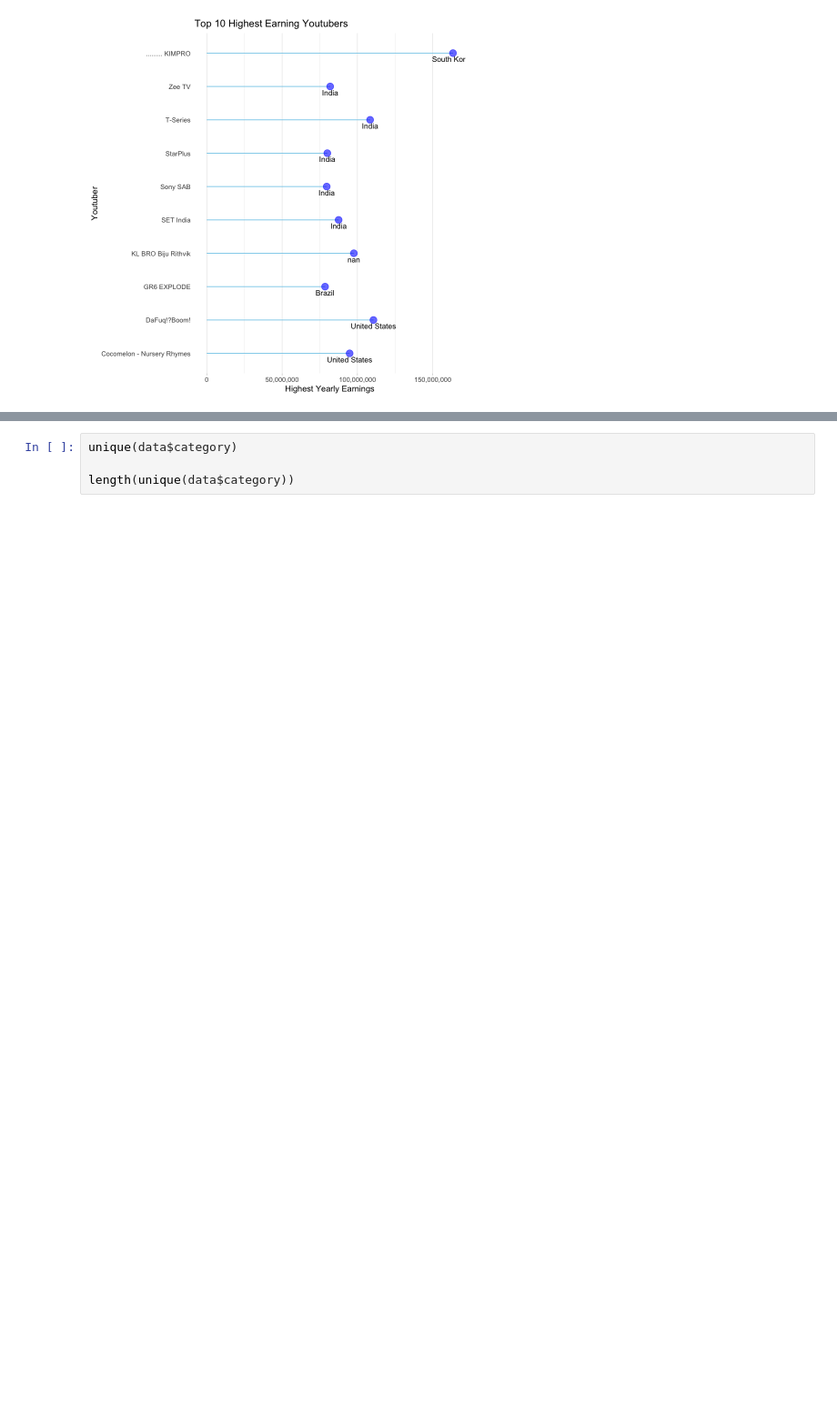
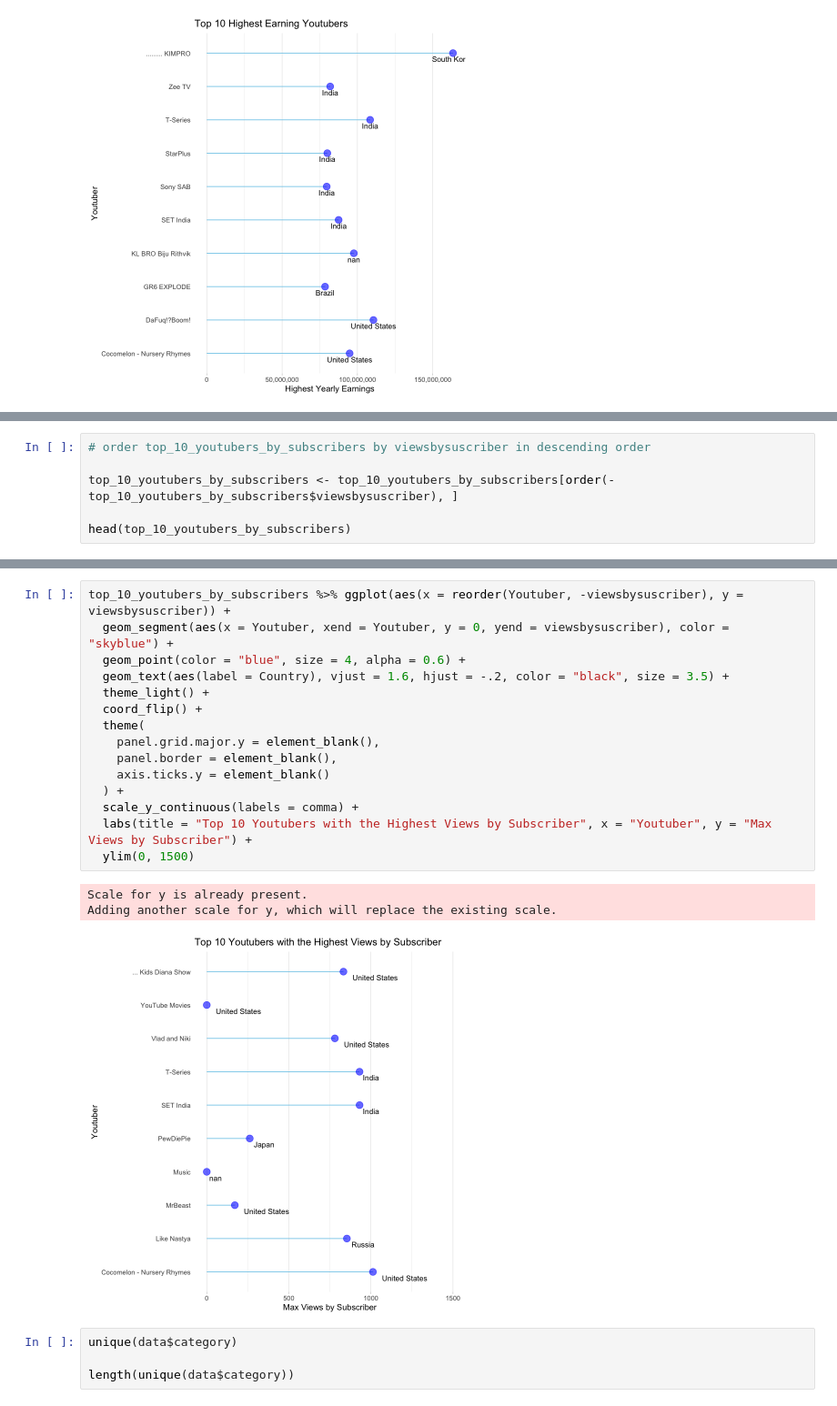
Before and after one commit to bugarin10/data_modeling_project_1, a Jupyter notebook: A2_summary_statistics/summary_statistics.ipynb, the cells around one changed output, grey strips where cells are left out. Shown: that part at 91% size. Drawn from its saved outputs; the diff is of its cells as text; blank space fills up the shorter version.

```diff
--- a/A2_summary_statistics/summary_statistics.ipynb
+++ b/A2_summary_statistics/summary_statistics.ipynb
@@ -62,0 +165,6 @@ ggplot(famous_youtubers, aes(x = Youtuber, y = highest_yearly_earnings)) +
+# %%
+# order top_10_youtubers_by_subscribers by viewsbysuscriber in descending order
+
+top_10_youtubers_by_subscribers <- top_10_youtubers_by_subscribers[order(-top_10_youtubers_by_subscribers$viewsbysuscriber), ]
+
+head(top_10_youtubers_by_subscribers)
@@ -63,3 +181,22 @@ ggplot(famous_youtubers, aes(x = Youtuber, y = highest_yearly_earnings)) +
+# %%
+top_10_youtubers_by_subscribers %>% ggplot(aes(x = reorder(Youtuber, -viewsbysuscriber), y = viewsbysuscriber)) +
+  geom_segment(aes(x = Youtuber, xend = Youtuber, y = 0, yend = viewsbysuscriber), color = "skyblue") +
+  geom_point(color = "blue", size = 4, alpha = 0.6) +
+  geom_text(aes(label = Country), vjust = 1.6, hjust = -.2, color = "black", size = 3.5) +
+  theme_light() +
+  coord_flip() +
+  theme(
+    panel.grid.major.y = element_blank(),
+    panel.border = element_blank(),
+    axis.ticks.y = element_blank()
+  ) +
+  scale_y_continuous(labels = comma) +
+  labs(title = "Top 10 Youtubers with the Highest Views by Subscriber", x = "Youtuber", y = "Max Views by Subscriber") +
+  ylim(0, 1500)
+# %% [output]
+Scale for y is already present.
+Adding another scale for y, which will replace the existing scale.
+[figure, added]
 # %%
 unique(data$category)
 
```
Also changed, not shown: parts of 9 cells of this notebook.
